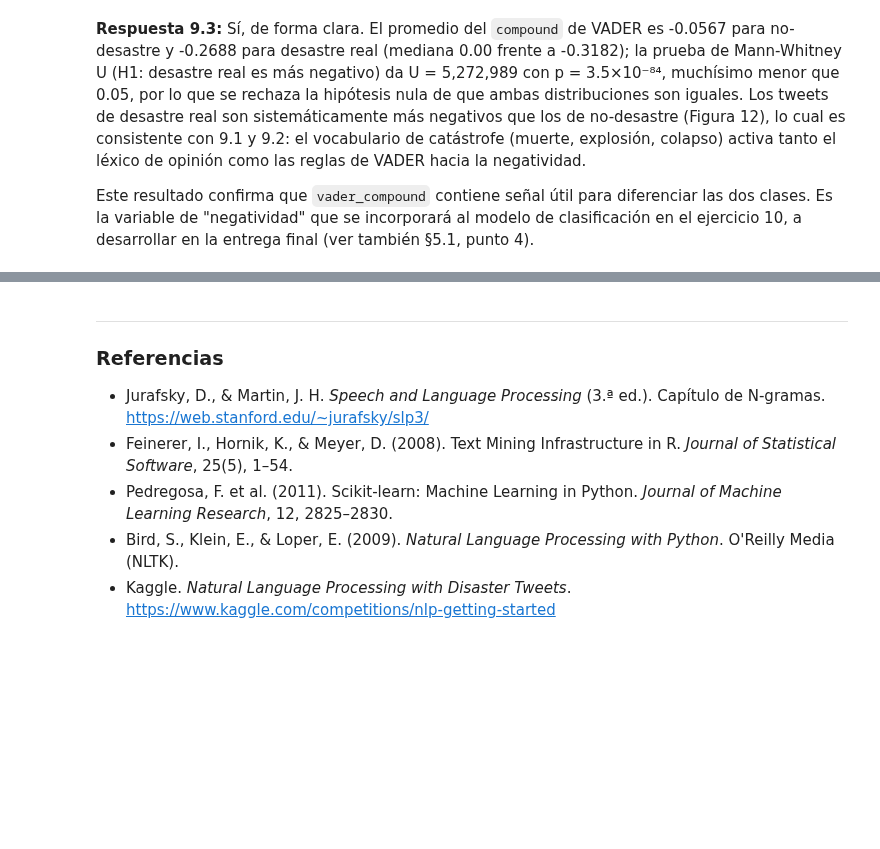
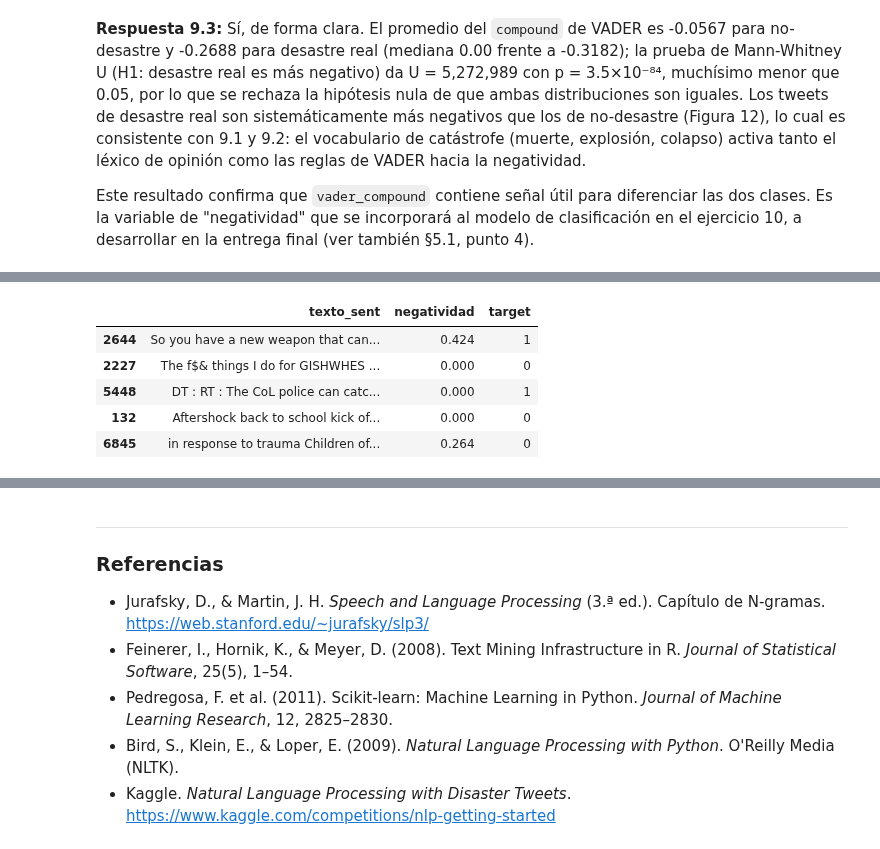
Before and after one commit to nicollegordillo/Mineria-de-Textos-y-analisis-de-sentimiento, a Jupyter notebook: Lab5_mineria_texto.ipynb, the cells around one changed output, grey strips where cells are left out. Drawn from its saved outputs; the diff is of its cells as text; code cells hidden in the pictures; blank space fills up the shorter version.

```diff
--- a/Lab5_mineria_texto.ipynb
+++ b/Lab5_mineria_texto.ipynb
@@ -1376,0 +1379,88 @@ desarrollar en la entrega final (ver también §5.1, punto 4).
+# %%
+import pandas as pd
+import re
+import html
+import string
+import nltk
+from nltk.sentiment.vader import SentimentIntensityAnalyzer
+from scipy.sparse import hstack
+from sklearn.feature_extraction.text import TfidfVectorizer
+from sklearn.linear_model import LogisticRegression
+from sklearn.model_selection import train_test_split
+from sklearn.metrics import classification_report
+
+# 1. Asegurar el lexicón y la semilla aleatoria
+nltk.download('vader_lexicon', quiet=True)
+RANDOM_STATE = 42
+
+# 2. Cargar datos directamente (súper rápido)
+d = pd.read_csv('train.csv')
+
+# 3. Recrear las funciones de limpieza rápidamente para recuperar las columnas perdidas
+URL_RE = re.compile(r"https?://\S+|www\.\S+")
+MENCION_RE = re.compile(r"@\w+")
+HASHTAG_RE = re.compile(r"#(\w+)")
+MOJIBAKE_RE = re.compile(r"[\x89\x9d\x8f\x9a\x93\x94\x97Û_ÓÏÊåÈ¨]|&#\d+;")
+
+def limpiar_para_sentimiento(texto):
+    t = html.unescape(str(texto))
+    t = URL_RE.sub(" ", t)
+    t = MENCION_RE.sub(" ", t)
+    t = HASHTAG_RE.sub(r"\1", t)
+    t = MOJIBAKE_RE.sub(" ", t)
+    return re.sub(r"\s+", " ", t).strip()
+
+def limpiar_tweet_basico(texto):
+    t = limpiar_para_sentimiento(texto).lower()
+    t = re.sub(r"\d+", " ", t)
+    t = t.translate(str.maketrans("", "", string.punctuation))
+    t = re.sub(r"[^a-z\s]", " ", t)
+    return " ".join([w for w in t.split() if len(w) > 1])
+
+# Recuperando las columnas
+d['texto_sent'] = d['text'].apply(limpiar_para_sentimiento)
+d['texto_limpio'] = d['text'].apply(limpiar_tweet_basico)
+
+# =====================================================================
+# EJERCICIO 10: NEGATIVIDAD Y REENTRENAMIENTO
+# =====================================================================
+
+sia = SentimentIntensityAnalyzer()
+d['negatividad'] = d['texto_sent'].apply(lambda x: sia.polarity_scores(str(x))['neg'])
+
+print("Muestra de la nueva variable 'negatividad':")
+display(d[['texto_sent', 'negatividad', 'target']].sample(5, random_state=RANDOM_STATE))
+
+# TF-IDF y separación de datos
+vec = TfidfVectorizer(ngram_range=(1, 2), min_df=3)
+X_texto = vec.fit_transform(d['texto_limpio'])
+y = d['target']
+
+X_train_base, X_test_base, y_train, y_test = train_test_split(
+    X_texto, y, test_size=0.2, random_state=RANDOM_STATE, stratify=y
+)
+
+X_negatividad = d[['negatividad']].values
+X_extendida = hstack((X_texto, X_negatividad))
+
+X_train_ext, X_test_ext, _, _ = train_test_split(
+    X_extendida, y, test_size=0.2, random_state=RANDOM_STATE, stratify=y
+)
+
+# Entrenamiento
+modelo = LogisticRegression(random_state=RANDOM_STATE, max_iter=1000)
+
+print("\n" + "="*60)
+print("RESULTADOS DEL MODELO BASE (SOLO TEXTO - TF-IDF)")
+print("="*60)
+modelo.fit(X_train_base, y_train)
+y_pred_base = modelo.predict(X_test_base)
+print(classification_report(y_test, y_pred_base))
+
+print("\n" + "="*60)
+print("RESULTADOS DEL MODELO EXTENDIDO (TEXTO + VARIABLE 'NEGATIVIDAD')")
+print("="*60)
+modelo.fit(X_train_ext, y_train)
+y_pred_ext = modelo.predict(X_test_ext)
+print(classification_report(y_test, y_pred_ext))
+# %% [output]
@@ -1376,0 +1468,6 @@ desarrollar en la entrega final (ver también §5.1, punto 4).
+|  | texto_sent | negatividad | target |
+| 2644 | So you have a new weapon that can... | 0.424 | 1 |
+| 2227 | The f$& things I do for GISHWHES ... | 0.000 | 0 |
+| 5448 | DT : RT : The CoL police can catc... | 0.000 | 1 |
+| 132 | Aftershock back to school kick of... | 0.000 | 0 |
+| 6845 | in response to trauma Children of... | 0.264 | 0 |
```
Also changed, not shown: parts of 4 cells of this notebook, 1 other file.
